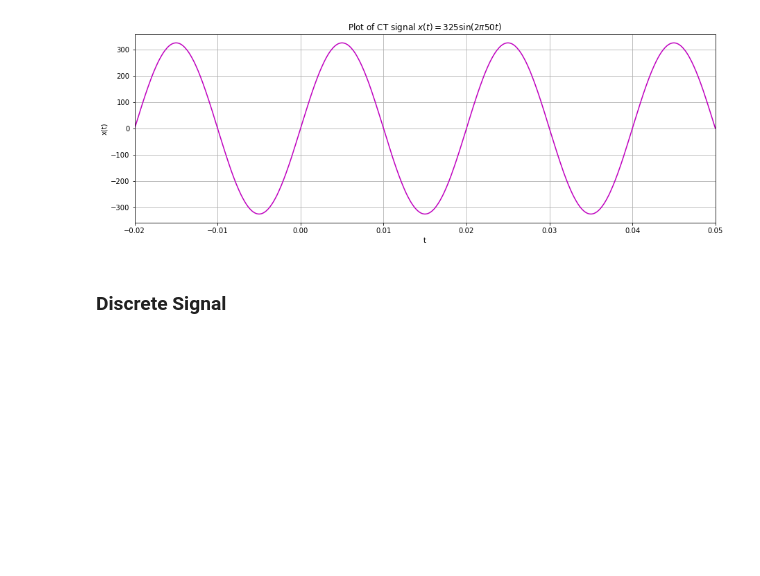
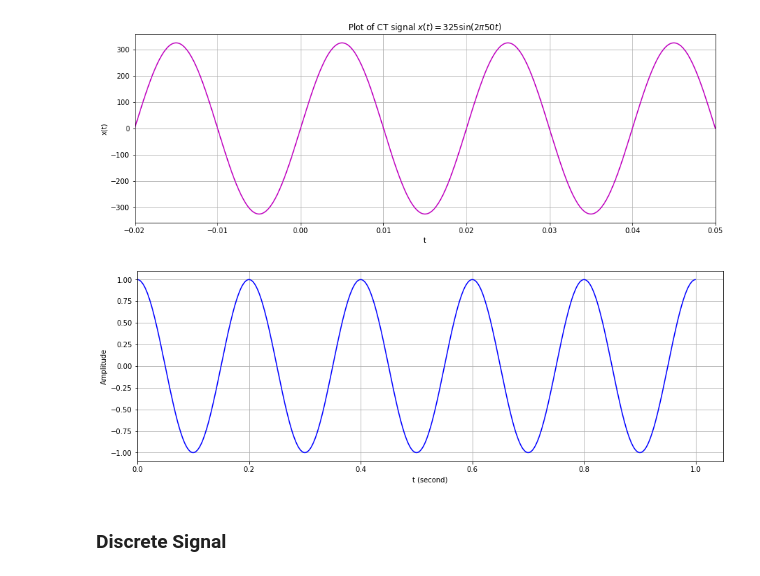
Before and after one commit to sayedul79/python-signal-and-system, a Jupyter notebook: plotting-signal.ipynb, the cells around one changed output. Saved outputs shown, nothing was run; the diff lists cells and outputs as text; code cells hidden in the pictures; blank space fills up the shorter version.

```diff
--- a/plotting-signal.ipynb
+++ b/plotting-signal.ipynb
@@ -22,6 +34,19 @@ ax.set_xlim([-0.02, 0.05])
 ax.grid()
 # %% [output]
 [figure]
+# %%
+t = np.linspace( 0, 1, 1000, endpoint = False )
+x = np.cos( 2 * np.pi * 5 * t )
+fig, ax=plt.subplots(figsize=(15,5))
+ax.plot(t,x, color='b')
+
+ax.set_xlabel( 't (second)' )
+ax.set_ylabel( 'Amplitude' )
+ax.set_xlim(left=0)
+
+ax.grid()
+# %% [output]
+[figure, added]
 # %% [markdown]
 ### Discrete Signal
 # %%
```
Also changed, not shown: parts of 3 cells of this notebook.
